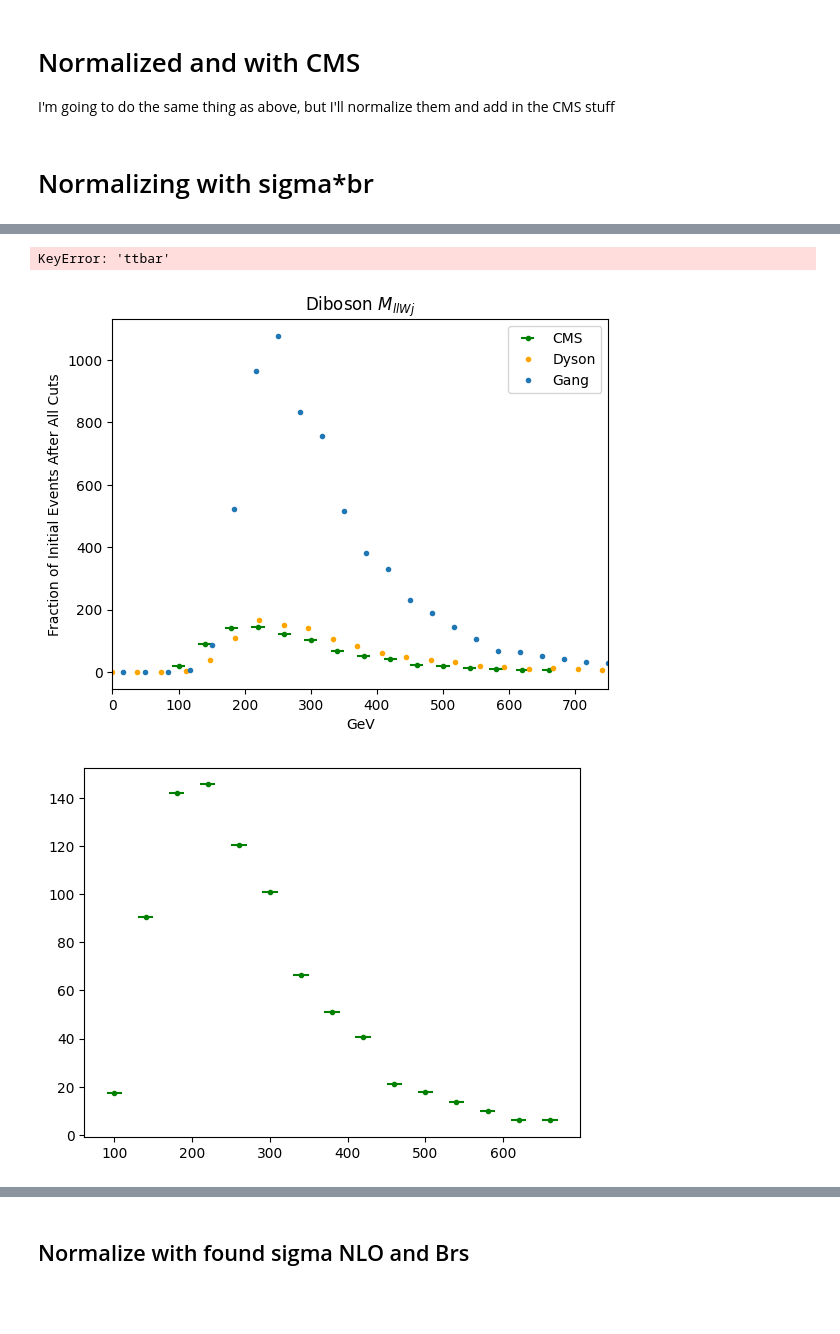
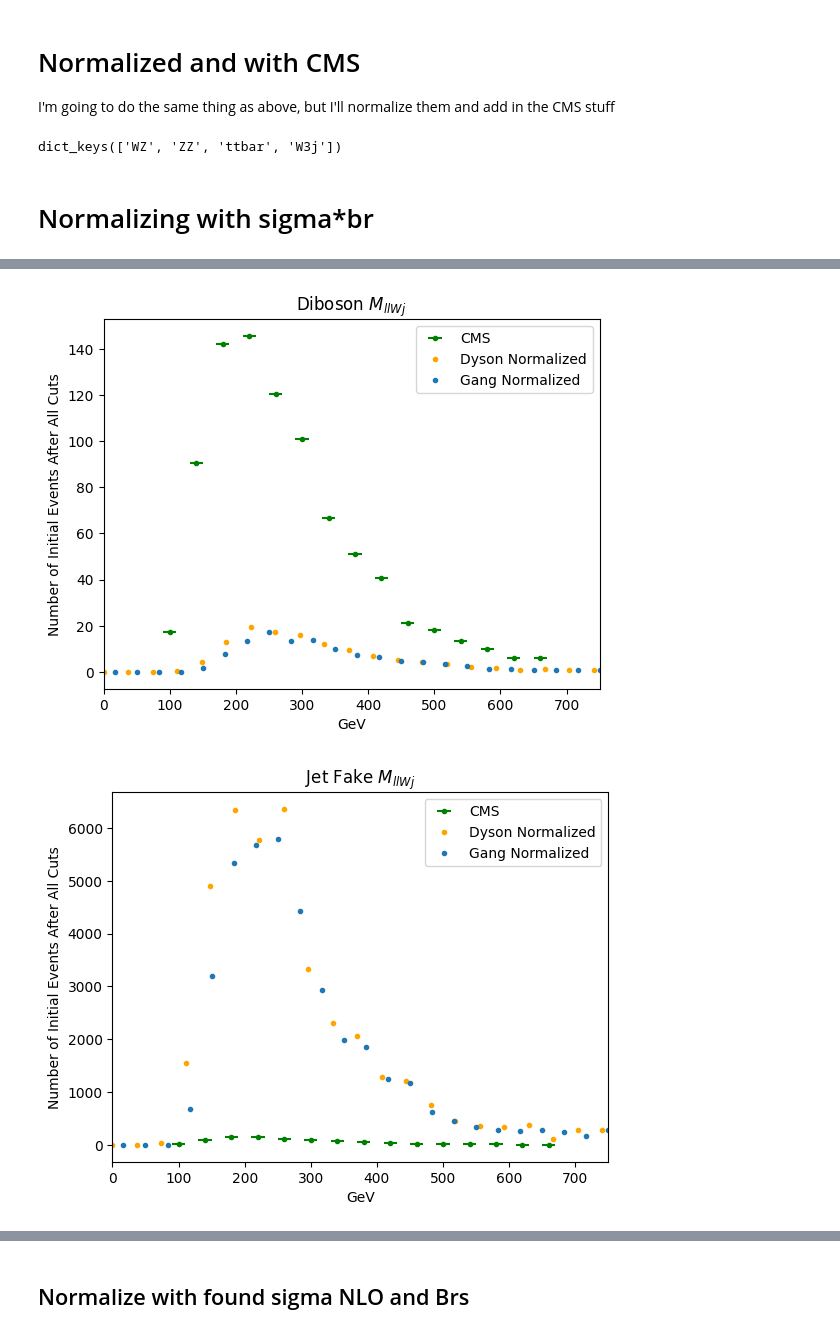
Before and after one commit to dysontk/LFVLNV, a Jupyter notebook: AnalysisAndSuch/Histos.ipynb, the cells around one changed output, grey strips where cells are left out. Saved outputs shown, nothing was run; the diff lists cells and outputs as text; code cells hidden in the pictures; blank space fills up the shorter version.

```diff
--- a/AnalysisAndSuch/Histos.ipynb
+++ b/AnalysisAndSuch/Histos.ipynb
@@ -249,13 +249,13 @@ def normalizeMG(data_np, eventType): # this shouldn't work when muons are exclud
     MGSigmas = {'WZ2j': 8.35e-2,
                 'ZZ2j': 1.35e-2}
     Lumin = 35.9e3
-    print(eventType, "norm factor", eff_ratio*MGSigmas[eventType]*Lumin)
+    print(eventType, "norm factor", eff_ratio*MGSigmas[eventType]*Lumin/ np.sum(data_np))
     return data_np * eff_ratio * MGSigmas[eventType] * Lumin / np.sum(data_np)
 
 def normalize(data_np, eventType):
-    N_generated = ssdilep_events[eventType]
-    N_fin = np.sum(data_np)
-    eff_ratio = N_fin/N_generated
+    N_generated = ssdilep_events[eventType] # number of eejj events
+    N_fin = np.sum(data_np) # total number of events after all cuts
+    eff_ratio = N_fin/ 200_000 #N_generated
     SigmaLO = {'WZ2j': 55.2, # pb
             'ZZ2j': 16.8,
             'ttbar': 50,
@@ -298,10 +298,19 @@ CMS_linspaces = {'ll': np.linspace(100, 660, 15),
 
 path_to_Gang = '/Users/dysonk/Work/Gang_analysis/'
 gang_diboson_path = 'prompt_NR_highSR1/'
-init_dir = path_to_Gang + gang_diboson_path
+# init_dir = path_to_Gang + gang_diboson_path
+
+init_dir = {'diboson':path_to_Gang + gang_diboson_path,
+            'JF':path_to_Gang + 'jetfake_NR_highSR1/' }
+
+print(GangDataDictFull.keys())
+# %% [output]
+dict_keys(['WZ', 'ZZ', 'ttbar', 'W3j'])
 # %% [markdown]
 # Normalizing with sigma*br
 # %%
+
+
 eTdict = {'WZ2j':'WZ',
         'ZZ2j':'ZZ',
         'W3j':'W3j',
@@ -312,7 +321,7 @@ for htyp in GangDataDict:
 
     for  dg in GangdatGroups:
         fig, axes = plt.subplots()
-        CMS_to_plot = get_data(init_dir+CMSFileTags[htyp]+'3.dat') - get_data(init_dir+CMSFileTags[htyp]+'1.dat')
+        CMS_to_plot = get_data(init_dir[dg]+CMSFileTags[htyp]+'3.dat') - get_data(init_dir[dg]+CMSFileTags[htyp]+'1.dat')
         axes.errorbar(CMS_linspaces[htyp], CMS_to_plot, xerr=10, label='CMS', fmt='.', color='green')
         # if (dg=='JF'):
         #     continue
@@ -323,27 +332,28 @@ for htyp in GangDataDict:
         GangDataPlotY = 0
         for dt in MydatGroups[dg]:
             # print(my_start_dir)
+            print(dt)
             myData.update({dt:combineHistos.get_data(dt, my_FileTags[htyp], my_start_dir)})
-            print(len(myData[dt]['data']))
+            # print(len(myData[dt]['data']))
             my_y = np.linspace(myData[dt]['bounds'][0], myData[dt]['bounds'][1], len(myData[dt]['data']))
             myDataPlot += normalize(myData[dt]['data'], dt)
             # print(GangDataPlotY)
             # print(GangDataDictFull[eTdict[dt]][htyp][:,0])
-            GangDataPlotX += GangDataDictFull[eTdict[dt]][htyp][:,1]
-            GangDataPlotY = GangDataDictFull[eTdict[dt]][htyp][:,0]
+            GangDataPlotY += normalize(GangDataDictFull[eTdict[dt]][htyp][:,1], dt)
+            GangDataPlotX = GangDataDictFull[eTdict[dt]][htyp][:,0]
             # print(np.shape(GangDataPlotX))
             # print(np.shape(GangDataPlotY))
-        GangsY = GangDataDictFull['WZ'][htyp][:,1] + GangDataDictFull['ZZ'][htyp][:,1]
-        GangsX = GangDataDictFull['WZ'][htyp][:,0]
-        print("Dyson total events ", np.sum(myDataPlot))
-        print("Gang's total events ", np.sum(GangsY))
+        # GangsY = GangDataDictFull['WZ'][htyp][:,1] + GangDataDictFull['ZZ'][htyp][:,1]
+        # GangsX = GangDataDictFull['WZ'][htyp][:,0]
+        # print("Dyson total events ", np.sum(myDataPlot))
+        # print("Gang's total events ", np.sum(GangDataPlotY))
         # myDataPlot = myDataPlot #* CMS_nEvents
         axes.set_title(titleDGDict[dg] + ' ' + plotInfo[htyp]['title'])
         # plt.errorbar(my_y,  /n, color = 'orange', fmt='.', label='Dyson')
-        plt.errorbar(my_y,  myDataPlot, color = 'orange', fmt='.', label='Dyson')
-        plt.errorbar(GangsX, GangsY, fmt='.', label='Gang')
+        plt.errorbar(my_y,  myDataPlot, color = 'orange', fmt='.', label='Dyson Normalized')
+        plt.errorbar(GangDataPlotX, GangDataPlotY, fmt='.', label='Gang Normalized')
         plt.xlim(plotInfo[htyp]['bounds'])
-        plt.ylabel('Fraction of Initial Events After All Cuts')
+        plt.ylabel('Number of Initial Events After All Cuts')
         plt.xlabel('GeV')
         axes.legend()
 # %% [output]
@@ -357,3 +377,2 @@ Gang's total events  6556.0
-KeyError: 'ttbar'
-[figure, old version]
+[figure, new version]
-[figure, old version]
+[figure, new version]
```
Also changed, not shown: parts of 5 cells of this notebook, 2 other files.
